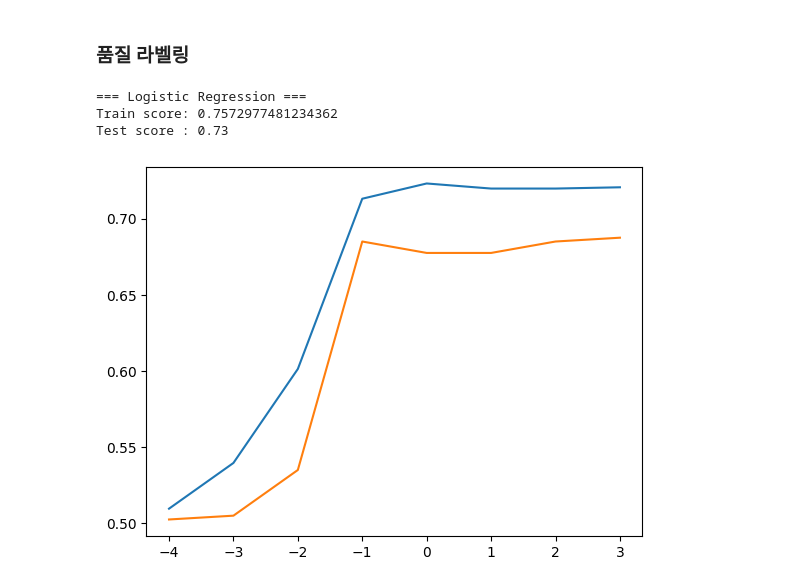
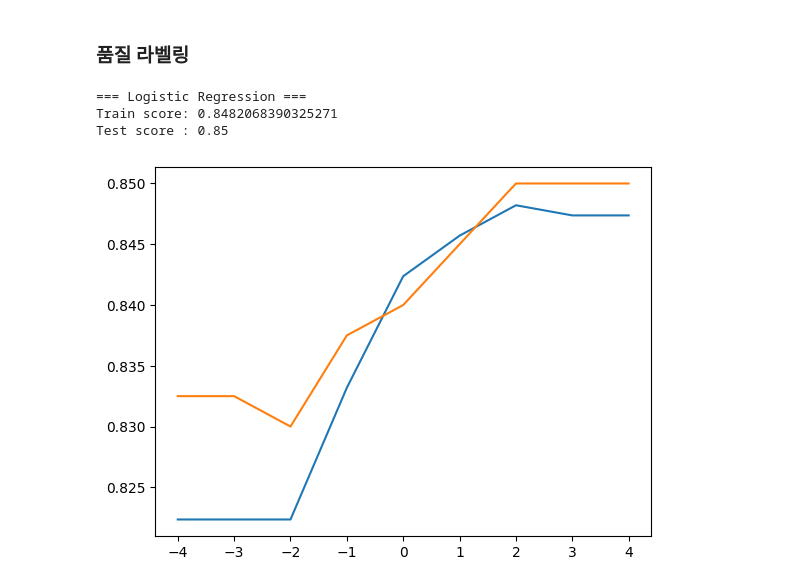
Before and after one commit to krystallinekim/TIL, a Jupyter notebook: Machine_Learning/강의자료/winequality-red.ipynb, the cells around one changed output. Saved outputs shown, nothing was run; the diff lists cells and outputs as text; code cells hidden in the pictures.

```diff
--- a/Machine_Learning/강의자료/winequality.ipynb
+++ b/Machine_Learning/강의자료/winequality-red.ipynb
@@ -165,0 +170,22 @@ Test score : 0.3904323830085157
+# %%
+from sklearn.neighbors import KNeighborsClassifier
+
+knc = KNeighborsClassifier(n_neighbors=5)
+knc.fit(X_train, y_train)
+print('=== KNN Classifier ===')
+print('Train score:', knc.score(X_train, y_train))
+print('Test score :', knc.score(X_test, y_test))
+
+n_neighbors = range(3, 50, 2)
+train_score = []
+test_score = []
+
+for n in n_neighbors:
+    knc = KNeighborsClassifier(n_neighbors=n)
+    knc.fit(X_train, y_train)
+    train_score.append(knc.score(X_train, y_train))
+    test_score.append(knc.score(X_test, y_test))
+
+plt.plot(n_neighbors, train_score)
+plt.plot(n_neighbors, test_score)
+plt.show()
@@ -196,35 +227,38 @@ Test score : 0.5825
 ### 품질 라벨링
 # %%
 df_wine_copy = df_wine.copy()
-df_wine_copy.loc[df_wine_copy['quality'] >= 7, 'quality_label'] = 2
-df_wine_copy.loc[(7 > df_wine_copy['quality']) & (df_wine_copy['quality'] >= 5), 'quality_label'] = 1
-df_wine_copy.loc[5 > df_wine_copy['quality'], 'quality_label'] = 0
+df_wine_copy.loc[df_wine_copy['quality'] >= 7, 'quality_label'] = 'High'
+df_wine_copy.loc[(7 > df_wine_copy['quality']) & (df_wine_copy['quality'] >= 5), 'quality_label'] = 'Medium'
+df_wine_copy.loc[5 > df_wine_copy['quality'], 'quality_label'] = 'Low'
 
-X_train_l, X_test_l, y_train_l, y_test_l = train_test_split(df_wine_copy.drop('quality', axis=1).to_numpy(), df_wine_copy['quality'].to_numpy(), random_state=42)
+X = df_wine_copy.drop(['quality', 'quality_label'], axis=1).to_numpy()
+y = df_wine_copy['quality_label'].to_numpy()
+
+X_train_l, X_test_l, y_train_l, y_test_l = train_test_split(X, y, random_state=42)
 # %%
 from sklearn.linear_model import LogisticRegression
 
-lr_l = LogisticRegression(C=1000, max_iter=10000)
+lr_l = LogisticRegression(C=100, max_iter=10000)
 lr_l.fit(X_train_l, y_train_l)
 print('=== Logistic Regression ===')
-print('Train score:',lr_l.score(X_train_l, y_train_l))
-print('Test score :',lr_l.score(X_test_l, y_test_l))
+print('Train score:', lr_l.score(X_train_l, y_train_l))
+print('Test score :', lr_l.score(X_test_l, y_test_l))
 
 train_score = []
 test_score = []
-C_list = [0.0001, 0.001, 0.01, 0.1, 1, 10, 100, 1000]
+C_list = [0.0001, 0.001, 0.01, 0.1, 1, 10, 100, 1000, 10000]
 
 for C in C_list:
-    lr = LogisticRegression(C=C)
+    lr = LogisticRegression(C=C, max_iter=10000)
     lr.fit(X_train_l, y_train_l)
     train_score.append(lr.score(X_train_l, y_train_l))
     test_score.append(lr.score(X_test_l, y_test_l))
 
 plt.plot(np.log10(C_list), train_score)
 plt.plot(np.log10(C_list), test_score)
 plt.show()
 # %% [output]
 === Logistic Regression ===
-Train score: 0.7572977481234362
-Test score : 0.73
+Train score: 0.8482068390325271
+Test score : 0.85
-[figure, old version]
+[figure, new version]
```
Also changed, not shown: parts of 4 cells of this notebook.
